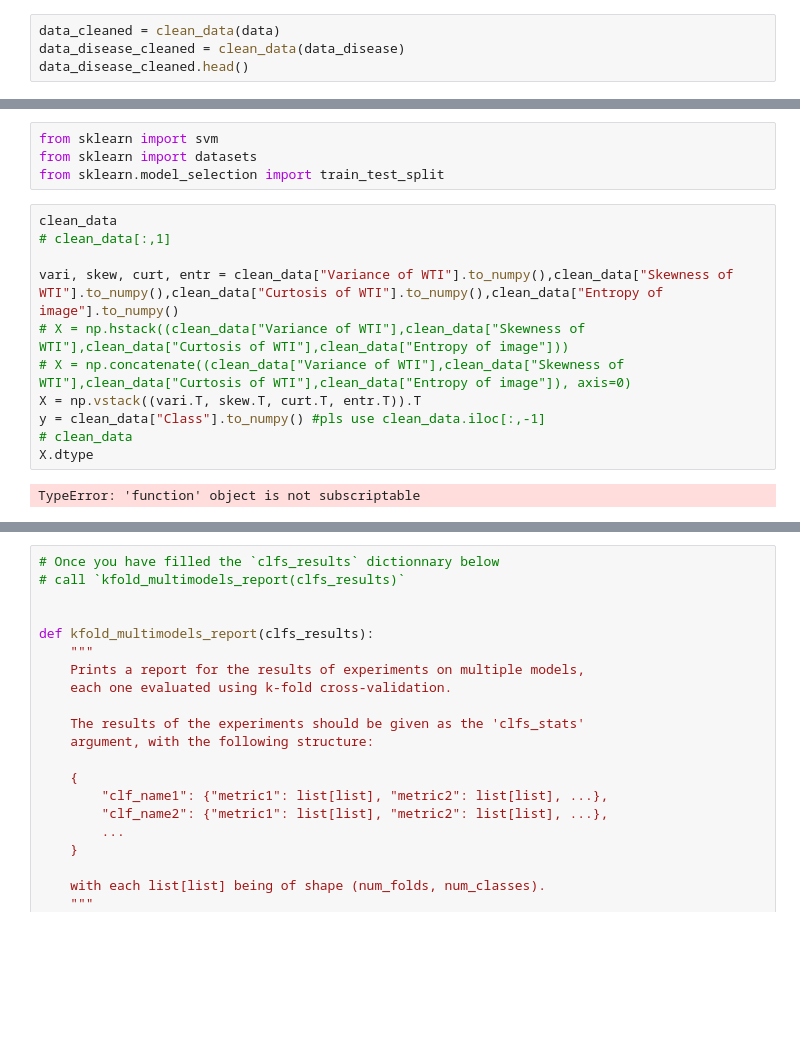
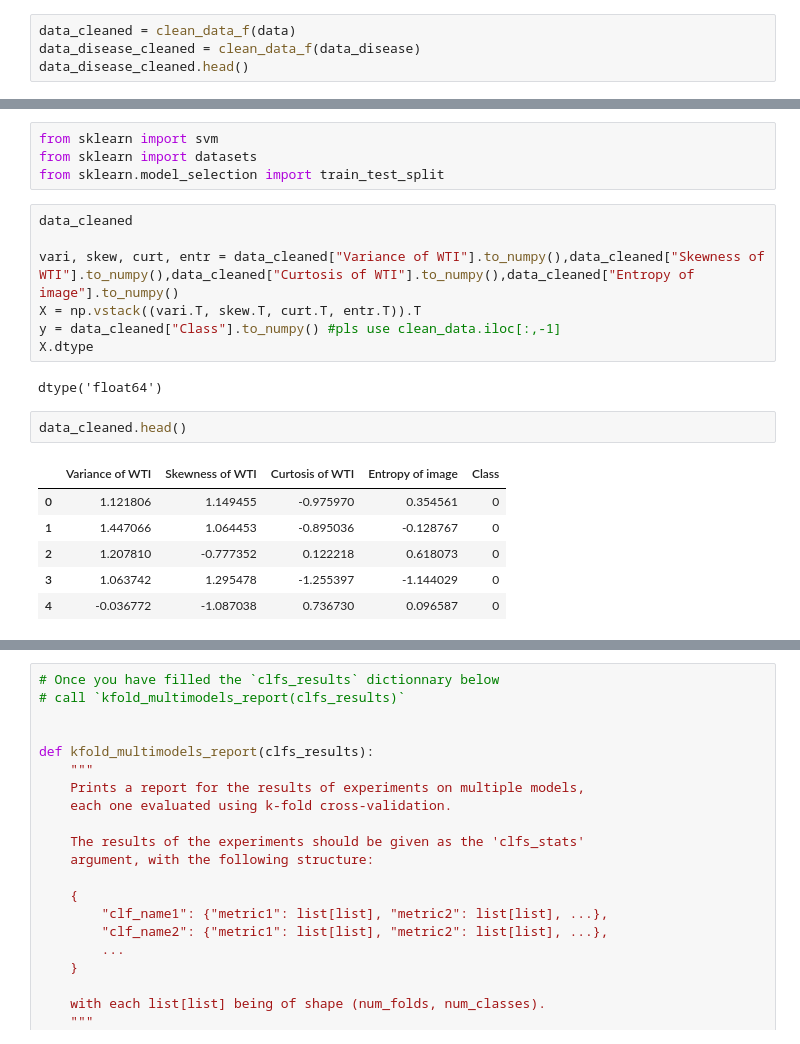
Before and after one commit to sellaziz/projet-ml-imta, a Jupyter notebook: binary-classification/BinaryClassificationProject.ipynb, the cells around one changed output, grey strips where cells are left out. Cells and saved outputs as stored; diff of their text form; blank space fills up the shorter version.

```diff
--- a/binary-classification/BinaryClassificationProject.ipynb
+++ b/binary-classification/BinaryClassificationProject.ipynb
@@ -185,8 +207,8 @@ def replace_by_Int(data):
                     data.at[value,k]=list_value[data[k][value]]
             data[k] = data[k].astype(int)
 # %%
-data_cleaned = clean_data(data)
-data_disease_cleaned = clean_data(data_disease)
+data_cleaned = clean_data_f(data)
+data_disease_cleaned = clean_data_f(data_disease)
 data_disease_cleaned.head()
 # %% [output]
 |  | id | age | bp | sg | al | su | rbc | pc | pcc | ba | ... | ... |
@@ -255,15 +277,20 @@ from sklearn import svm
 from sklearn import datasets
 from sklearn.model_selection import train_test_split
 # %%
-clean_data
-# clean_data[:,1]
+data_cleaned
 
-vari, skew, curt, entr = clean_data["Variance of WTI"].to_numpy(),clean_data["Skewness of WTI"].to_numpy(),clean_data["Curtosis of WTI"].to_numpy(),clean_data["Entropy of image"].to_numpy()
-# X = np.hstack((clean_data["Variance of WTI"],clean_data["Skewness of WTI"],clean_data["Curtosis of WTI"],clean_data["Entropy of image"]))
-# X = np.concatenate((clean_data["Variance of WTI"],clean_data["Skewness of WTI"],clean_data["Curtosis of WTI"],clean_data["Entropy of image"]), axis=0)
+vari, skew, curt, entr = data_cleaned["Variance of WTI"].to_numpy(),data_cleaned["Skewness of WTI"].to_numpy(),data_cleaned["Curtosis of WTI"].to_numpy(),data_cleaned["Entropy of image"].to_numpy()
 X = np.vstack((vari.T, skew.T, curt.T, entr.T)).T
-y = clean_data["Class"].to_numpy() #pls use clean_data.iloc[:,-1]
-# clean_data
+y = data_cleaned["Class"].to_numpy() #pls use clean_data.iloc[:,-1]
 X.dtype
 # %% [output]
-TypeError: 'function' object is not subscriptable
+dtype('float64')
+# %%
+data_cleaned.head()
+# %% [output]
+|  | Variance of WTI | Skewness of WTI | Curtosis of WTI | Entropy of image | Class |
+| 0 | 1.121806 | 1.149455 | -0.975970 | 0.354561 | 0 |
+| 1 | 1.447066 | 1.064453 | -0.895036 | -0.128767 | 0 |
+| 2 | 1.207810 | -0.777352 | 0.122218 | 0.618073 | 0 |
+| 3 | 1.063742 | 1.295478 | -1.255397 | -1.144029 | 0 |
+| 4 | -0.036772 | -1.087038 | 0.736730 | 0.096587 | 0 |
```
Also changed, not shown: parts of 25 cells of this notebook.
